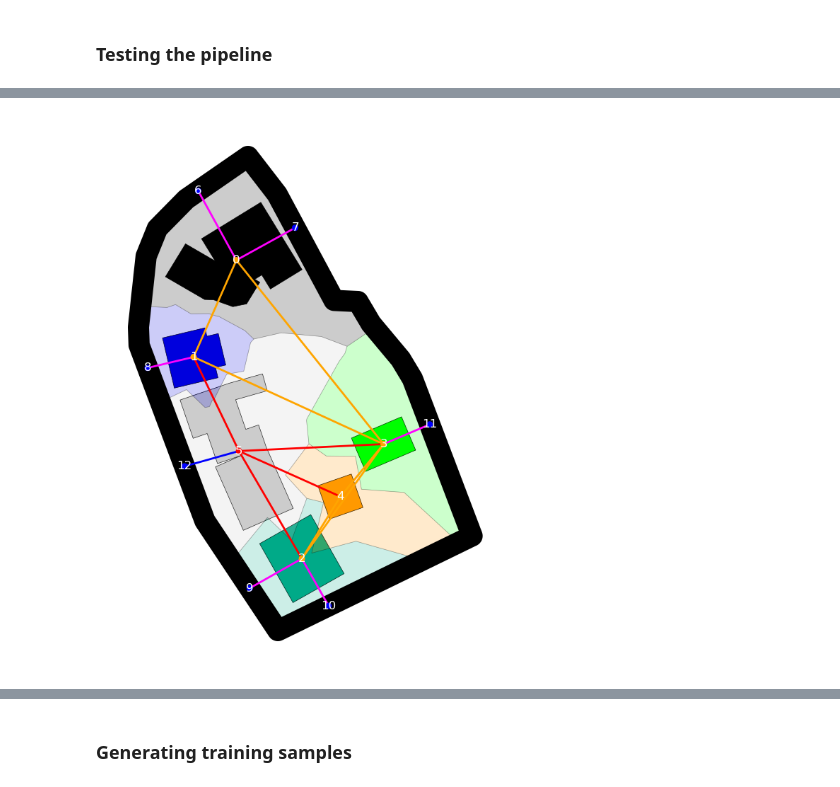
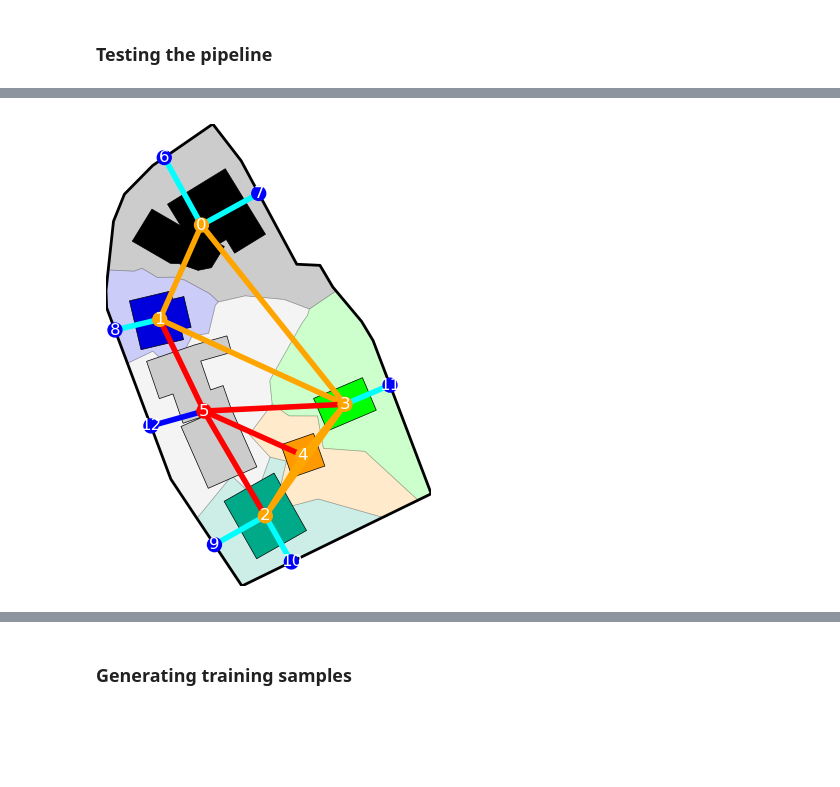
Before and after one commit to jorissenn/genops, a Jupyter notebook: 30_vector_training_set_construction.ipynb, the cells around one changed output, grey strips where cells are left out. Saved outputs shown, nothing was run; the diff lists cells and outputs as text; code cells hidden in the pictures; blank space fills up the shorter version.

Commit message:
added visualizations for graph construction

```diff
--- a/30_vector_training_set_construction.ipynb
+++ b/30_vector_training_set_construction.ipynb
@@ -774,7 +774,8 @@ def visualize_block_graph(focal_uuid,
                           edge_cmap=None,
                           show_voronoi=True,
                           show_labels=False,
-                          building_alpha=1):
+                          building_alpha=1,
+                          axis=True):
     '''Visualizes the buildings, roads and Voronoi polygons associated with a given block_id and the graph constructed
     according to the specified method.'''
     assert proximity_graph_method in ("mst", "dt")
@@ -802,17 +803,22 @@ def visualize_block_graph(focal_uuid,
     voronoi = gpd.clip(voronoi, street_block)
 
     # prepare the axis for plotting
-    fig, ax = plt.subplots(1, 1, figsize=(10,10))
+    fig, ax = plt.subplots(1, 1, figsize=(10,6))
 
     bounds = roads_street_block.total_bounds
-    ax.set_xlim(bounds[0]-10, bounds[2]+10)
-    ax.set_ylim(bounds[1]-10, bounds[3]+10)
+    ax.set_xlim(bounds[0], bounds[2])
+    ax.set_ylim(bounds[1], bounds[3])
 
     # disable axis for cleaner plot
-    ax.axis("off")
+    if not axis:
+        ax.axis("off")
 
     # colormap for coloring Voronoi polygons and buildings
     colormap = "nipy_spectral"
+
+    if show_voronoi:
+        # plot voronoi
+        voronoi.plot(ax=ax, linewidth=0.5, column="source_uuid", cmap=colormap, alpha=0.2, edgecolor="k", zorder=0)
 
     if show_buildings:
         # plot buildings with specified alpha
@@ -820,48 +826,45 @@ def visualize_block_graph(focal_uuid,
         if show_voronoi:
             buildings_block.plot(ax=ax, column="source_uuid", cmap=colormap, edgecolor="k", linewidth=0.5, zorder=0)
         else:
-            buildings_block.plot(ax=ax, alpha=building_alpha, color="gray", edgecolor="k", zorder=0)
-
-    if show_voronoi:
-        # plot voronoi
-        voronoi.plot(ax=ax, linewidth=0.5, column="source_uuid", cmap=colormap, alpha=0.2, edgecolor="k", zorder=0)
+            buildings_block.plot(ax=ax, alpha=building_alpha, color="grey", zorder=0)
 
     if show_roads:
         # plot roads
-        roads_street_block.buffer(3).plot(ax=ax, color="black", linewidth=2, alpha=1, zorder=0)
+        roads_street_block.plot(ax=ax, color="black", linewidth=2, alpha=1, zorder=0)
 
     if show_graph:
         # plot graph constructed according to method
         plot_graph(graph, ax, labels=show_labels,
-                   node_color=node_color, node_color_map=node_cmap, edge_color=edge_color, edge_color_map=edge_cmap)
+                   node_color=node_color, node_color_map=node_cmap, edge_color=edge_color, edge_color_map=edge_cmap, axis=axis)
 # %%
 focal_uuid = "{E421D8D6-AA27-4AE0-8AB5-8E745E018811}"
 # get street block id from uuid
 block_id = buildings[buildings["source_uuid"] == focal_uuid]["block_id"].item()
 
 node_color_map = {"focal building": "red", "context building": "orange", "road": "blue"}
 
 edge_color_map = {"focal building to context building": "red",
                   "context building to context building": "orange",
                   "focal building to road": "blue",
-                  "context building to road": "magenta"}
+                  "context building to road": "aqua"}
 
 visualize_block_graph(focal_uuid,
                       proximity_graph_method="dt",
                       building_features=building_features,
                       attach_roads=True,
                       show_buildings=True,
                       show_roads=True,
                       show_graph=True,
                       node_color="type",
                       node_cmap=node_color_map,
                       edge_color="connects",
                       edge_cmap=edge_color_map,
                       show_voronoi=True,
                       show_labels=True,
-                      building_alpha=0.5)
+                      building_alpha=0.5,
+                      axis=False)
 # %% [output]
-[figure, old version]
+[figure, new version]
 # %%
 start_time = time.perf_counter()
 
```
Also changed, not shown: parts of 5 cells of this notebook, 1 other file.
